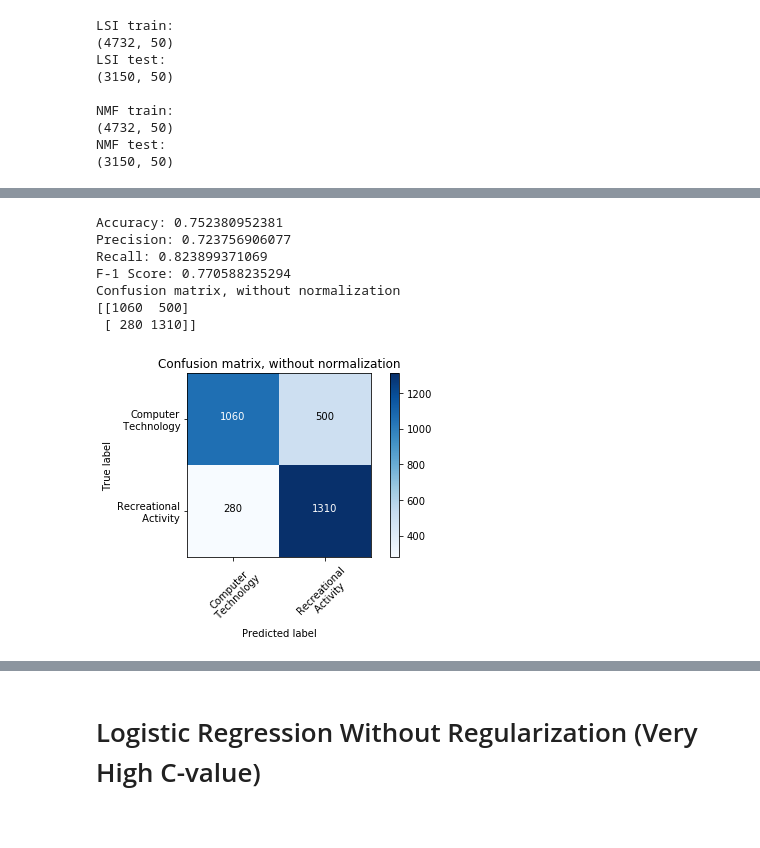
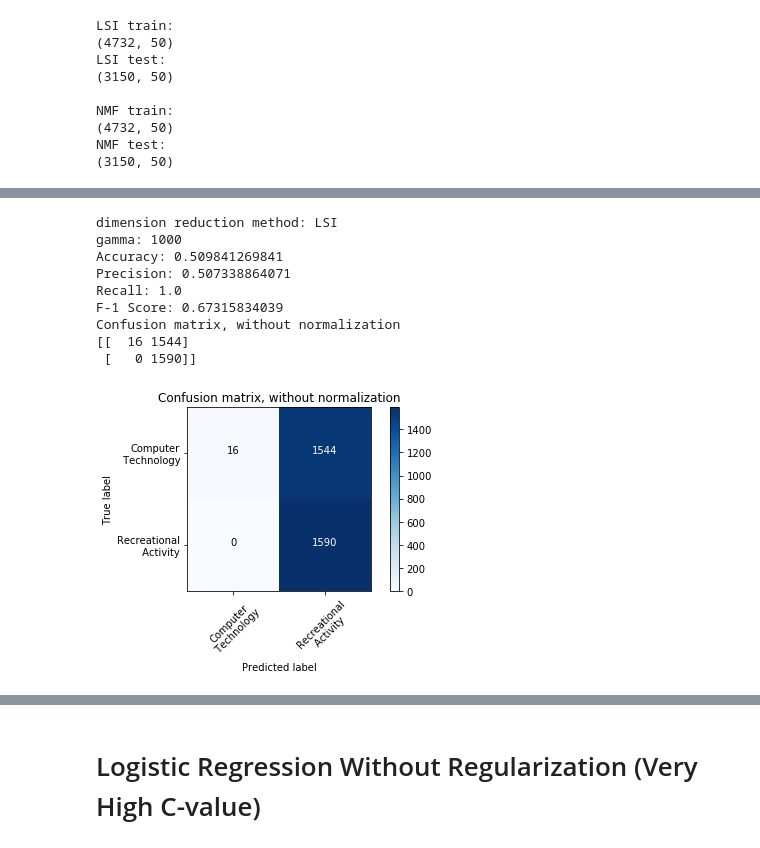
Before and after one commit to nsnguyen/ECE-219, a Jupyter notebook: project1/Project_1.ipynb, the cells around one changed output, grey strips where cells are left out. Cells and saved outputs as stored; diff of their text form; code cells hidden in the pictures.

Commit message:
fix lsi and nmf. Add roc curve to problem 4

```diff
--- a/project1/Project_1.ipynb
+++ b/project1/Project_1.ipynb
@@ -369,5 +326,0 @@ ROC curve
-# %%
-svc_soft = svm.SVC(gamma = 0.0001, kernel='linear', probability = True)
-svc_soft.fit(lsi_train, binary_train_target)
-
-svc_soft_predicted = svc_soft.predict(lsi_test)
@@ -429,31 +326,0 @@ Confusion matrix, without normalization
-# %%
-svc_soft = svm.SVC(gamma = 0.0001, kernel='linear', probability = True)
-svc_soft.fit(nmf_train, binary_train_target)
-
-predicted = svc_soft.predict(nmf_test)
-# %%
-print('Accuracy: ' + str(metrics.accuracy_score(binary_test_target.ravel(), predicted)))
-print('Precision: ' + str(metrics.precision_score(binary_test_target.ravel(), predicted)))
-print('Recall: ' + str(metrics.recall_score(binary_test_target.ravel(), predicted)))
-print('F-1 Score: ' + str(metrics.f1_score(binary_test_target.ravel(), predicted)))
-
-
-#Compute confusion matrix
-cnf_matrix = metrics.confusion_matrix(binary_test_target, predicted)
-np.set_printoptions(precision=2)
-
-# Plot confusion matrix
-plt.figure()
-plot_confusion_matrix(cnf_matrix,
-                      title='Confusion matrix, without normalization')
-
-plt.show()
-# %% [output]
-Accuracy: 0.752380952381
-Precision: 0.723756906077
-Recall: 0.823899371069
-F-1 Score: 0.770588235294
-Confusion matrix, without normalization
-[[1060  500]
- [ 280 1310]]
-[figure, removed]
@@ -459,0 +400,20 @@ Confusion matrix, without normalization
+# %%
+# fprs tprs lists
+fprs = []
+tprs = []
+# %%
+print('dimension reduction method: LSI')
+fpr,tpr = predict_calculate_svc(lsi_train, lsi_test, binary_train_target, binary_test_target,gamma=1000)
+fprs.append(fpr)
+tprs.append(tpr)
+# %% [output]
+dimension reduction method: LSI
+gamma: 1000
+Accuracy: 0.509841269841
+Precision: 0.507338864071
+Recall: 1.0
+F-1 Score: 0.67315834039
+Confusion matrix, without normalization
+[[  16 1544]
+ [   0 1590]]
+[figure, added]
```
Also changed, not shown: parts of 23 cells of this notebook.
